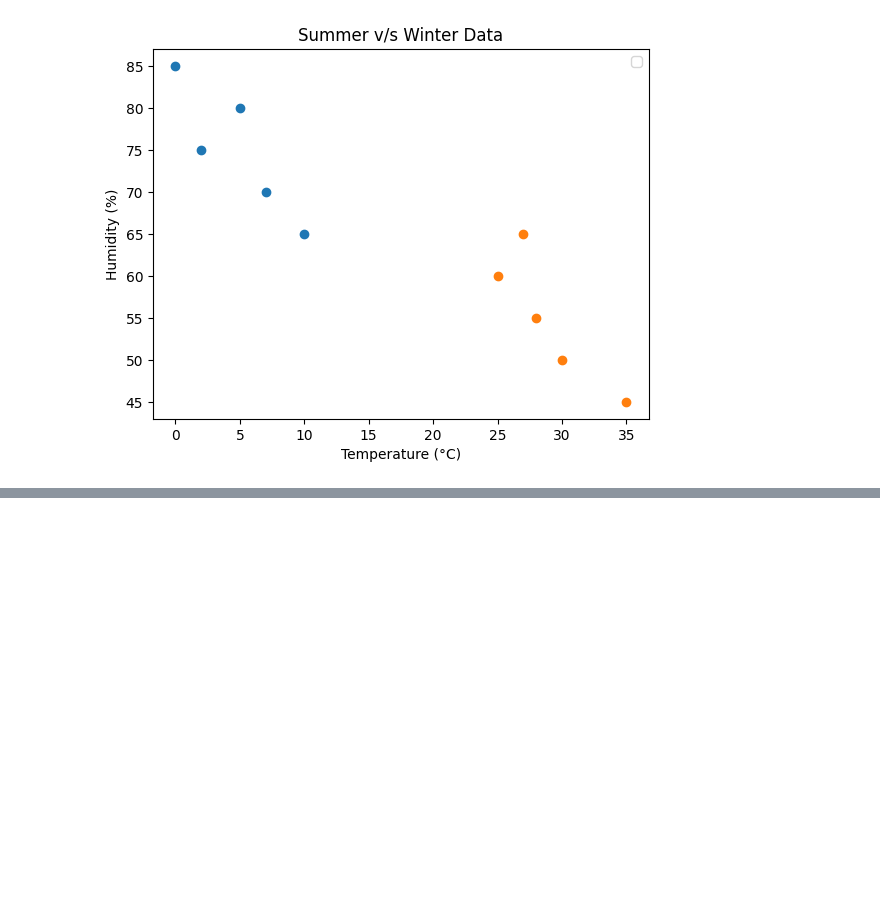
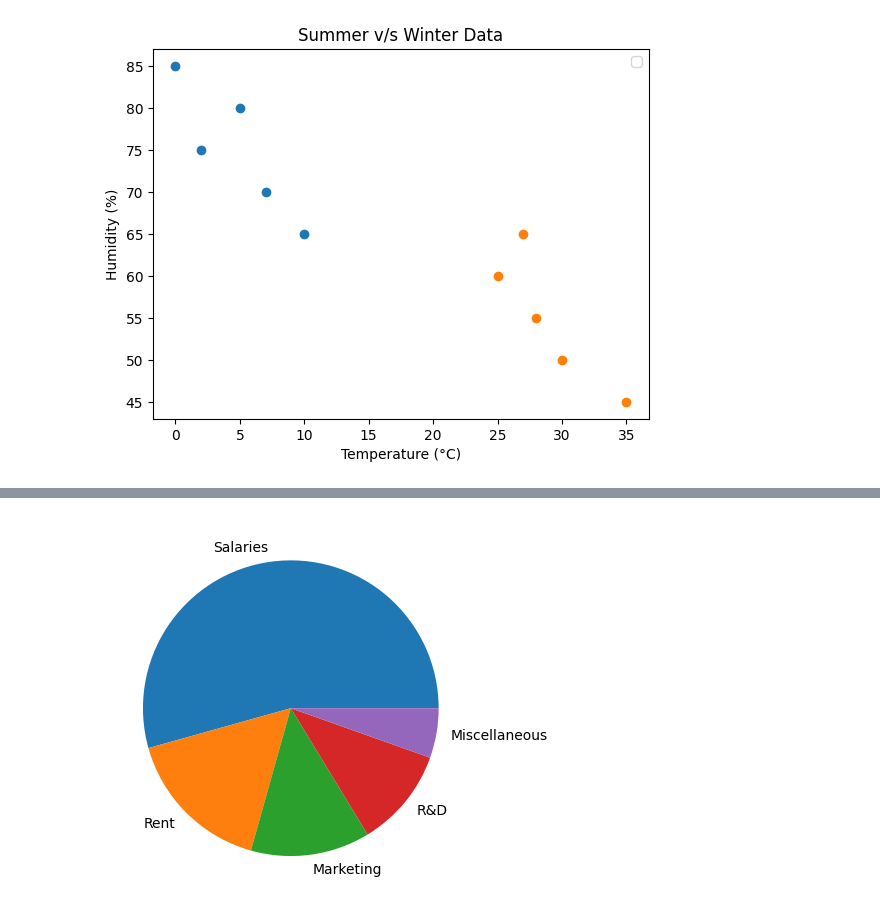
Before and after one commit to Shaik-Khaja-byte/AI-ML-Journey, a Jupyter notebook: Data Visualisation/part1.ipynb, the cells around one changed output, grey strips where cells are left out. Cells and saved outputs as stored; diff of their text form; code cells hidden in the pictures; blank space fills up the shorter version.

Commit message:
Added: pie charts

```diff
--- a/Data Visualisation/part1.ipynb
+++ b/Data Visualisation/part1.ipynb
@@ -560,0 +566,9 @@ plt.show()
+# %%
+# Pie Charts
+expenses = ["Salaries", "Rent", "Marketing", "R&D", "Miscellaneous"]
+amounts = [500, 150, 120, 100, 50]
+
+plt.pie(amounts, labels=expenses)
+plt.show()
+# %% [output]
+[figure, added]
```
Also changed, not shown: parts of 9 cells of this notebook.
